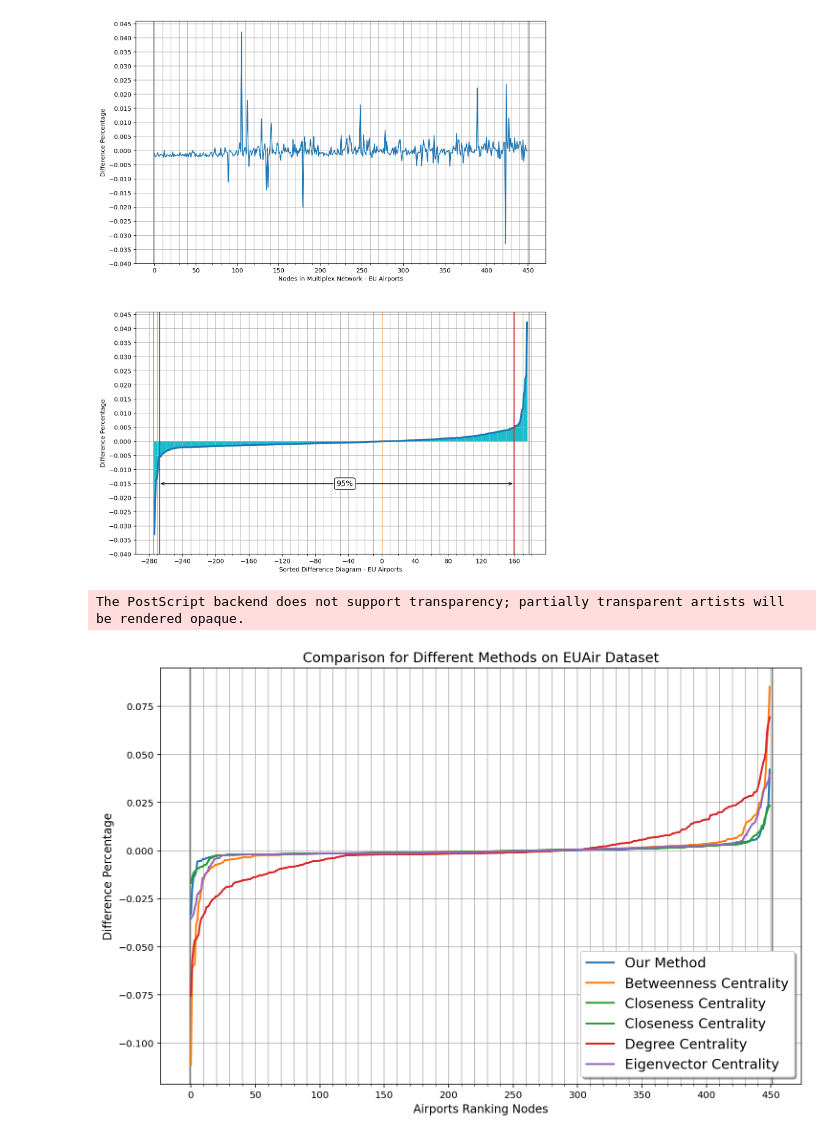
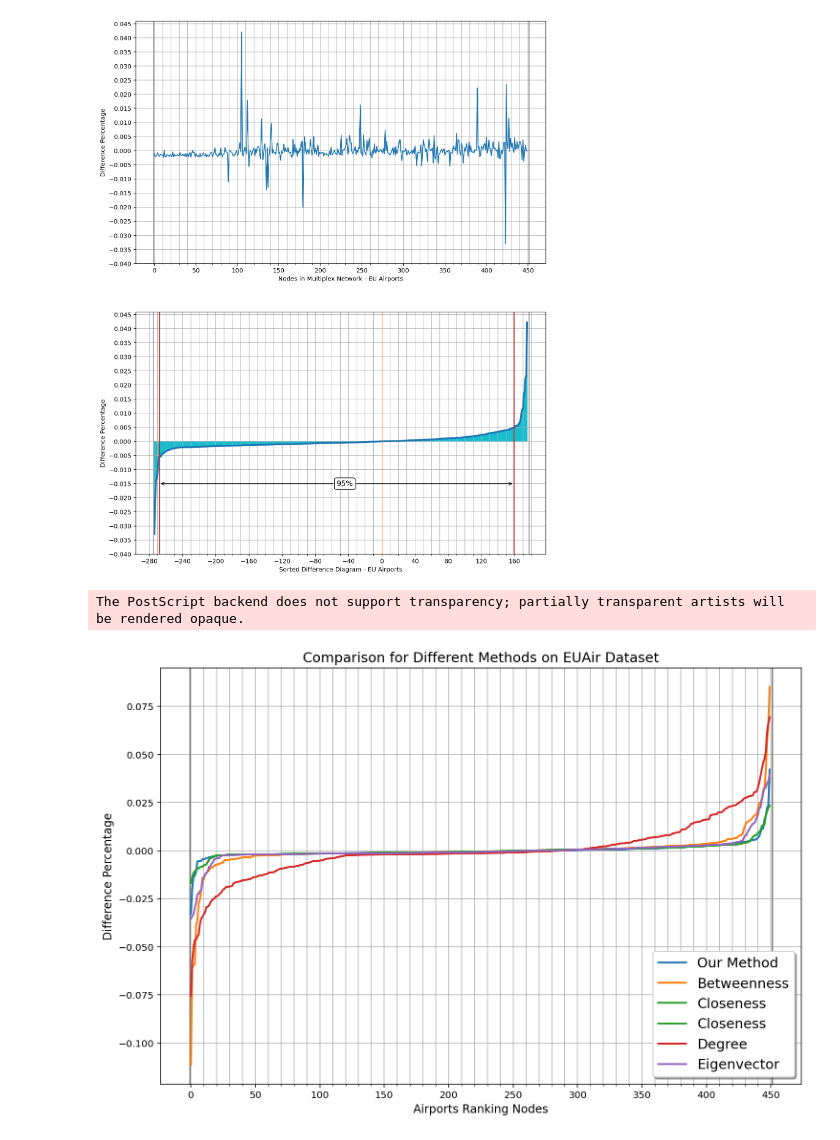
Before and after one commit to ninn-kou/iRank, a Jupyter notebook: EUAir_Experiments.ipynb, the cells around one changed output. Saved outputs shown, nothing was run; the diff lists cells and outputs as text; code cells hidden in the pictures.

```diff
--- a/EUAir_Experiments.ipynb
+++ b/EUAir_Experiments.ipynb
@@ -17,6 +17,6 @@ The following code block requires **11 minutes and 25 seconds** on *Apple MacBoo
 # %%
 # Grab all subdatasets names into a list of strings.
-all_files = glob.glob("datasets/EUAir/LOOCV_subdatasets_EUAir/*")
+all_files = glob("datasets/EUAir/LOOCV_subdatasets_EUAir/*")
 all_files.sort(key=lambda f: int(re.sub('\D', '', f)))
 
 nodes = len(all_files)
@@ -345,36 +345,36 @@ clos = sorted(c_percentage_diff)
 degr = sorted(d_percentage_diff)
 eige = sorted(e_percentage_diff)
 
 fig, ax = plt.subplots(figsize=(12, 8))
 
 # Major ticks every 50, minor ticks every 10
 major_ticks = np.arange(0, 451, 50)
 minor_ticks = np.arange(0, 451, 10)
 
 x_axis = np.arange(0.0, 450.0, 1.0)
 
 ax.axvline(x=-1, color='C7')
 ax.axvline(x=451, color='C7')
 
 ax.plot(x_axis, ours, color='C0', linewidth=2, label="Our Method")
-ax.plot(x_axis, betw, color='C1', linewidth=2, label="Betweenness Centrality")
-ax.plot(x_axis, clos, color='C2', linewidth=2, label="Closeness Centrality")
-ax.plot(x_axis, clos, color='C2', linewidth=2, label="Closeness Centrality")
-ax.plot(x_axis, degr, color='C3', linewidth=2, label="Degree Centrality")
-ax.plot(x_axis, eige, color='C4', linewidth=2, label="Eigenvector Centrality")
+ax.plot(x_axis, betw, color='C1', linewidth=2, label="Betweenness")
+ax.plot(x_axis, clos, color='C2', linewidth=2, label="Closeness")
+ax.plot(x_axis, clos, color='C2', linewidth=2, label="Closeness")
+ax.plot(x_axis, degr, color='C3', linewidth=2, label="Degree")
+ax.plot(x_axis, eige, color='C4', linewidth=2, label="Eigenvector")
 
 ax.set_xlabel('Airports Ranking Nodes', fontsize='large')
 ax.set_ylabel('Difference Percentage', fontsize='large')
 ax.set_title('Comparison for Different Methods on EUAir Dataset', fontsize='x-large')
 
 ax.set_xticks(major_ticks)
 ax.set_xticks(minor_ticks, minor=True)
 ax.grid(which='both')
 ax.legend(fontsize="x-large", loc='lower right', shadow=True, fancybox=True)
 
 fig.savefig("s1_results_comparision.eps", format='eps')
 
 plt.show()
 # %% [output]
 The PostScript backend does not support transparency; partially transparent artists will be rendered opaque.
-[figure, old version]
+[figure, new version]
```
Also changed, not shown: parts of 6 cells of this notebook.
